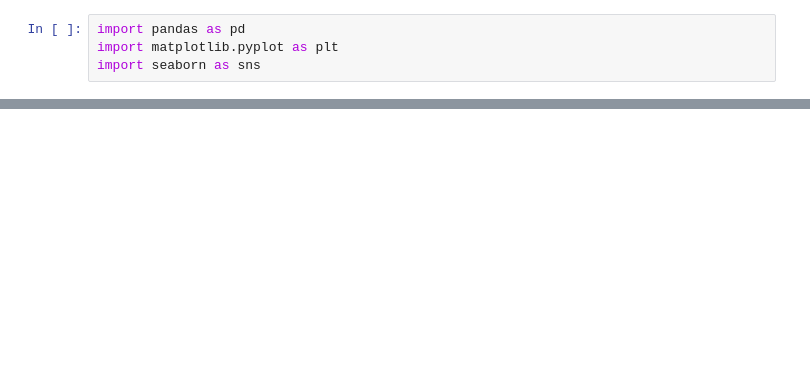
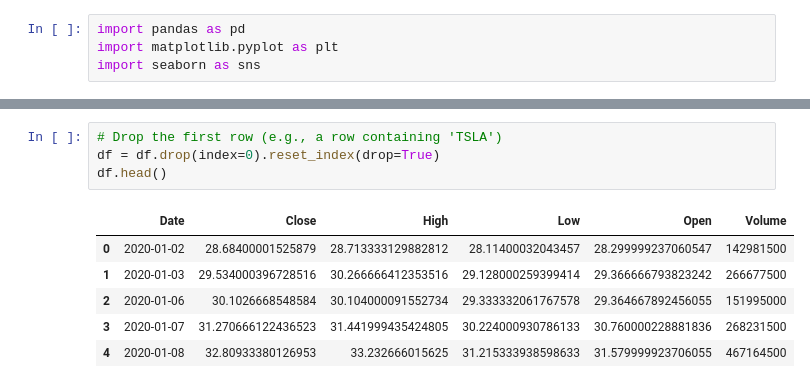
Before and after one commit to hako1106/stock_price_prediction_gru, a Jupyter notebook: notebooks/explore_and_clean_data.ipynb, the cells around one changed output, grey strips where cells are left out. Saved outputs shown, nothing was run; the diff lists cells and outputs as text; blank space fills up the shorter version.

```diff
--- a/notebooks/explore_and_clean_data.ipynb
+++ b/notebooks/explore_and_clean_data.ipynb
@@ -39,0 +36,11 @@ plt.show()
+# %%
+# Drop the first row (e.g., a row containing 'TSLA')
+df = df.drop(index=0).reset_index(drop=True)
+df.head()
+# %% [output]
+|  | Date | Close | High | Low | Open | Volume |
+| 0 | 2020-01-02 | 28.68400001525879 | 28.713333129882812 | 28.11400032043457 | 28.299999237060547 | 142981500 |
+| 1 | 2020-01-03 | 29.534000396728516 | 30.266666412353516 | 29.128000259399414 | 29.366666793823242 | 266677500 |
+| 2 | 2020-01-06 | 30.1026668548584 | 30.104000091552734 | 29.333332061767578 | 29.364667892456055 | 151995000 |
+| 3 | 2020-01-07 | 31.270666122436523 | 31.441999435424805 | 30.224000930786133 | 30.760000228881836 | 268231500 |
+| 4 | 2020-01-08 | 32.80933380126953 | 33.232666015625 | 31.215333938598633 | 31.579999923706055 | 467164500 |
```
Also changed, not shown: parts of 9 cells of this notebook.
